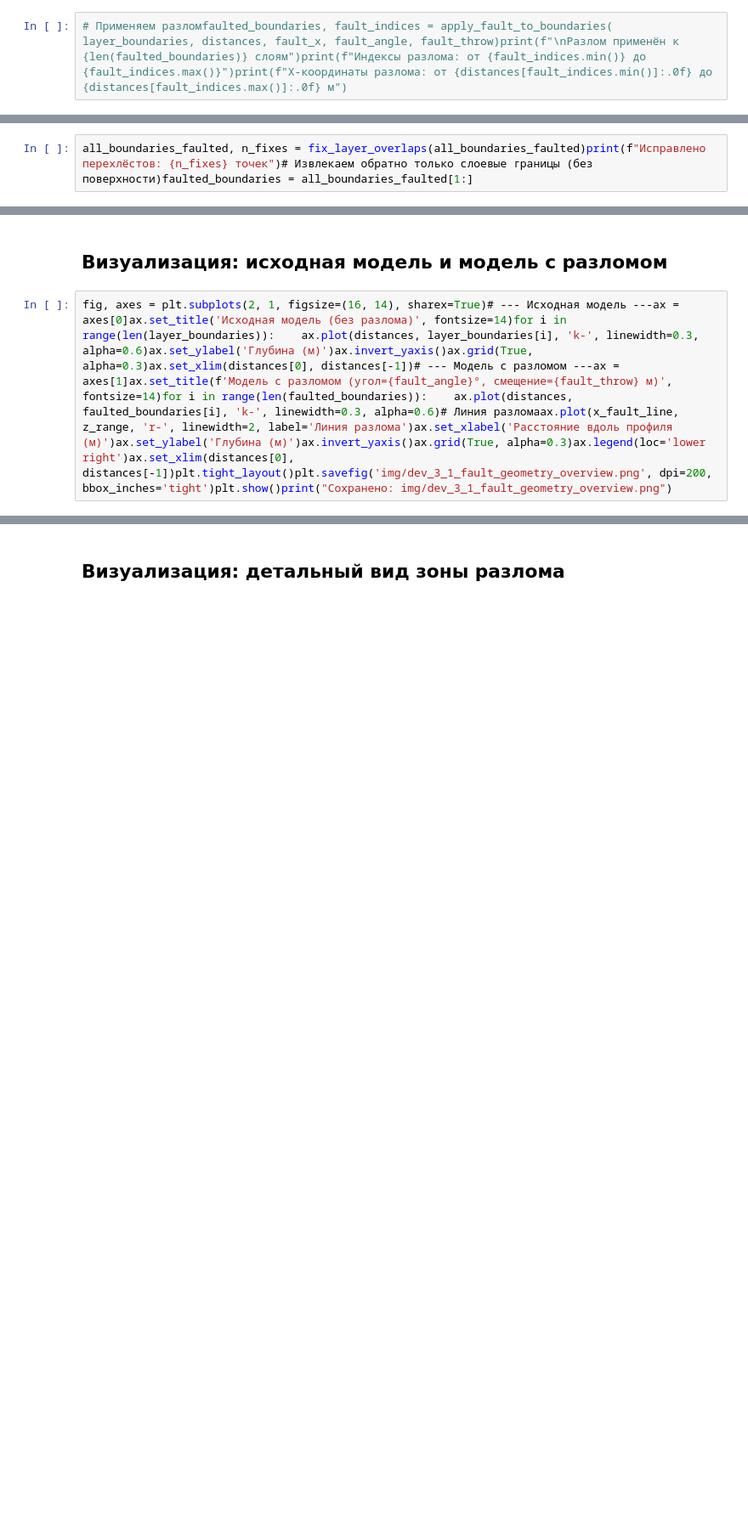
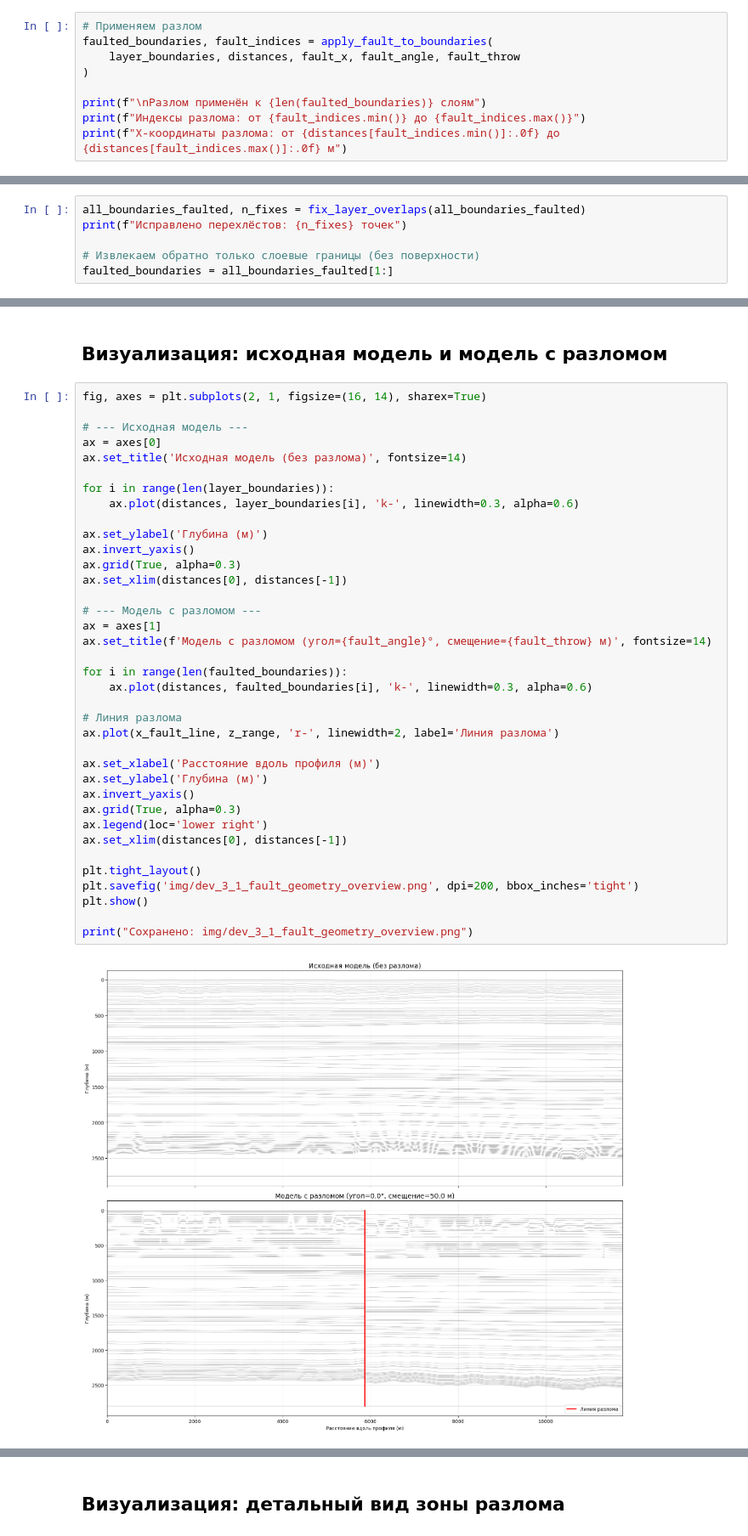
Before and after one commit to yartmihant/MilenSem2D, a Jupyter notebook: dev_3_1_fault_geometry.ipynb, the cells around one changed output, grey strips where cells are left out. Shown at 85% size. Cells and saved outputs as stored; diff of their text form; blank space fills up the shorter version.

```diff
--- a/dev_3_1_fault_geometry.ipynb
+++ b/dev_3_1_fault_geometry.ipynb
@@ -31,2 +153,9 @@ def apply_fault_to_boundaries(layer_boundaries, distances, fault_x, fault_angle_
 # %%
-# Применяем разломfaulted_boundaries, fault_indices = apply_fault_to_boundaries(    layer_boundaries, distances, fault_x, fault_angle, fault_throw)print(f"\nРазлом применён к {len(faulted_boundaries)} слоям")print(f"Индексы разлома: от {fault_indices.min()} до {fault_indices.max()}")print(f"X-координаты разлома: от {distances[fault_indices.min()]:.0f} до {distances[fault_indices.max()]:.0f} м")
+# Применяем разлом
+faulted_boundaries, fault_indices = apply_fault_to_boundaries(
+    layer_boundaries, distances, fault_x, fault_angle, fault_throw
+)
+
+print(f"\nРазлом применён к {len(faulted_boundaries)} слоям")
+print(f"Индексы разлома: от {fault_indices.min()} до {fault_indices.max()}")
+print(f"X-координаты разлома: от {distances[fault_indices.min()]:.0f} до {distances[fault_indices.max()]:.0f} м")
@@ -45,2 +244,6 @@ def fix_layer_overlaps(boundaries, min_thickness=1.0):    """    Исправл
 # %%
-all_boundaries_faulted, n_fixes = fix_layer_overlaps(all_boundaries_faulted)print(f"Исправлено перехлёстов: {n_fixes} точек")# Извлекаем обратно только слоевые границы (без поверхности)faulted_boundaries = all_boundaries_faulted[1:]
+all_boundaries_faulted, n_fixes = fix_layer_overlaps(all_boundaries_faulted)
+print(f"Исправлено перехлёстов: {n_fixes} точек")
+
+# Извлекаем обратно только слоевые границы (без поверхности)
+faulted_boundaries = all_boundaries_faulted[1:]
@@ -47,4 +252,41 @@ all_boundaries_faulted, n_fixes = fix_layer_overlaps(all_boundaries_faulted)prin
 # %% [markdown]
 ## Визуализация: исходная модель и модель с разломом ##
 # %%
-fig, axes = plt.subplots(2, 1, figsize=(16, 14), sharex=True)# --- Исходная модель ---ax = axes[0]ax.set_title('Исходная модель (без разлома)', fontsize=14)for i in range(len(layer_boundaries)):    ax.plot(distances, layer_boundaries[i], 'k-', linewidth=0.3, alpha=0.6)ax.set_ylabel('Глубина (м)')ax.invert_yaxis()ax.grid(True, alpha=0.3)ax.set_xlim(distances[0], distances[-1])# --- Модель с разломом ---ax = axes[1]ax.set_title(f'Модель с разломом (угол={fault_angle}°, смещение={fault_throw} м)', fontsize=14)for i in range(len(faulted_boundaries)):    ax.plot(distances, faulted_boundaries[i], 'k-', linewidth=0.3, alpha=0.6)# Линия разломаax.plot(x_fault_line, z_range, 'r-', linewidth=2, label='Линия разлома')ax.set_xlabel('Расстояние вдоль профиля (м)')ax.set_ylabel('Глубина (м)')ax.invert_yaxis()ax.grid(True, alpha=0.3)ax.legend(loc='lower right')ax.set_xlim(distances[0], distances[-1])plt.tight_layout()plt.savefig('img/dev_3_1_fault_geometry_overview.png', dpi=200, bbox_inches='tight')plt.show()print("Сохранено: img/dev_3_1_fault_geometry_overview.png")
+fig, axes = plt.subplots(2, 1, figsize=(16, 14), sharex=True)
+
+# --- Исходная модель ---
+ax = axes[0]
+ax.set_title('Исходная модель (без разлома)', fontsize=14)
+
+for i in range(len(layer_boundaries)):
+    ax.plot(distances, layer_boundaries[i], 'k-', linewidth=0.3, alpha=0.6)
+
+ax.set_ylabel('Глубина (м)')
+ax.invert_yaxis()
+ax.grid(True, alpha=0.3)
+ax.set_xlim(distances[0], distances[-1])
+
+# --- Модель с разломом ---
+ax = axes[1]
+ax.set_title(f'Модель с разломом (угол={fault_angle}°, смещение={fault_throw} м)', fontsize=14)
+
+for i in range(len(faulted_boundaries)):
+    ax.plot(distances, faulted_boundaries[i], 'k-', linewidth=0.3, alpha=0.6)
+
+# Линия разлома
+ax.plot(x_fault_line, z_range, 'r-', linewidth=2, label='Линия разлома')
+
+ax.set_xlabel('Расстояние вдоль профиля (м)')
+ax.set_ylabel('Глубина (м)')
+ax.invert_yaxis()
+ax.grid(True, alpha=0.3)
+ax.legend(loc='lower right')
+ax.set_xlim(distances[0], distances[-1])
+
+plt.tight_layout()
+plt.savefig('img/dev_3_1_fault_geometry_overview.png', dpi=200, bbox_inches='tight')
+plt.show()
+
+print("Сохранено: img/dev_3_1_fault_geometry_overview.png")
+# %% [output]
+[figure, added]
```
Also changed, not shown: parts of 21 cells of this notebook, 37 other files.
